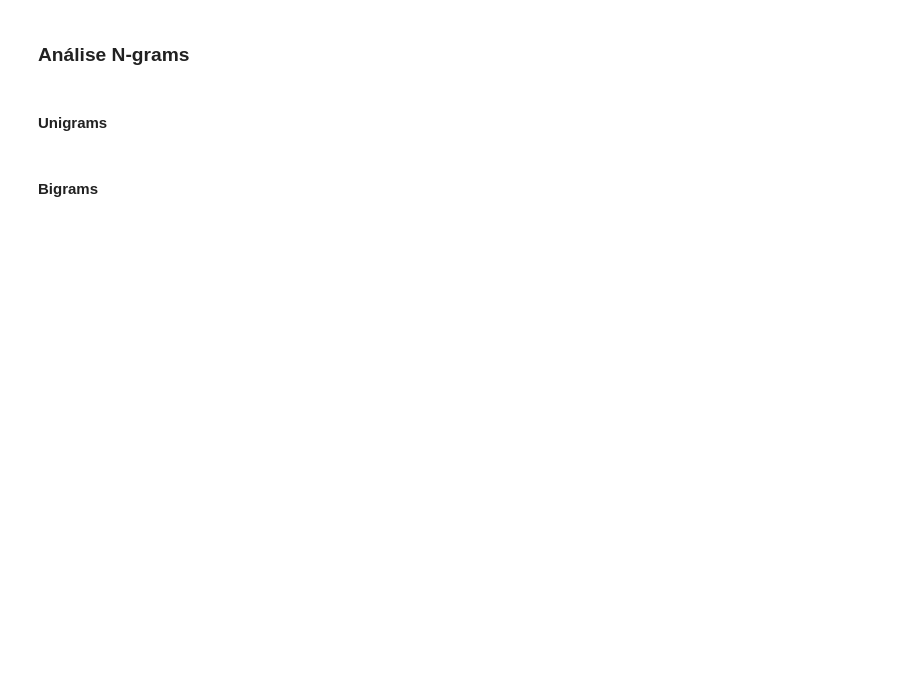
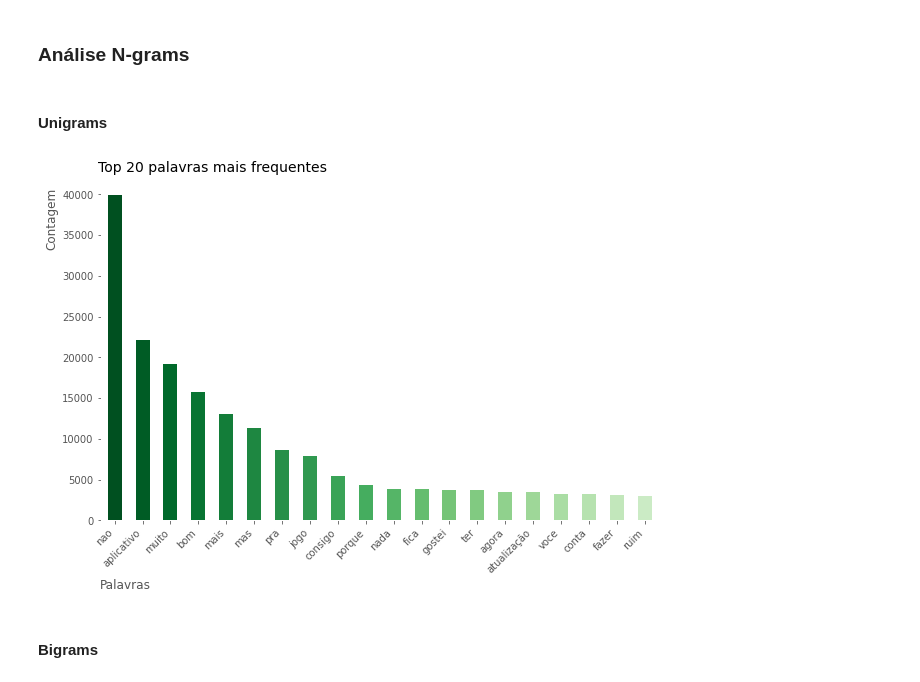
Before and after one commit to LilianeAquino/aed_projeto_4, a Jupyter notebook: template.ipynb, the cells around one changed output. Drawn from its saved outputs; the diff is of its cells as text; code cells hidden in the pictures; blank space fills up the shorter version.

```diff
--- a/template.ipynb
+++ b/template.ipynb
@@ -325,20 +354,22 @@ plt.show()
 # %% [markdown]
 #### Unigrams
 # %%
-common_words = getTopNwords(apps['text'])
+common_words = getTopNwords(apps['clean_text'])
 uni = pd.DataFrame(common_words, columns = ['texto' , 'contagem'])
 
 _, ax= plt.subplots()
 uni.groupby('texto').sum()['contagem'].sort_values(ascending=False).plot(kind='bar',
                                                                          color=sns.color_palette('Greens_r', n_colors=25),
                                                                          figsize=[10, 6])
 
 plt.title('Top 20 palavras mais frequentes', y=1.05, size=14, loc='left', x=-0.005)
 plt.ylabel('Contagem', horizontalalignment='left', y=0.83)
 plt.xlabel('Palavras', horizontalalignment='right', x=0.09)
-plt.ylim(0, 80000)
+plt.ylim(0, 40000)
 ax.set_xticklabels(uni['texto'], rotation=45, ha='right')
 plt.show()
+# %% [output]
+[figure, added]
 # %% [markdown]
 #### Bigrams
 # %%
```
Also changed, not shown: parts of 30 cells of this notebook.
